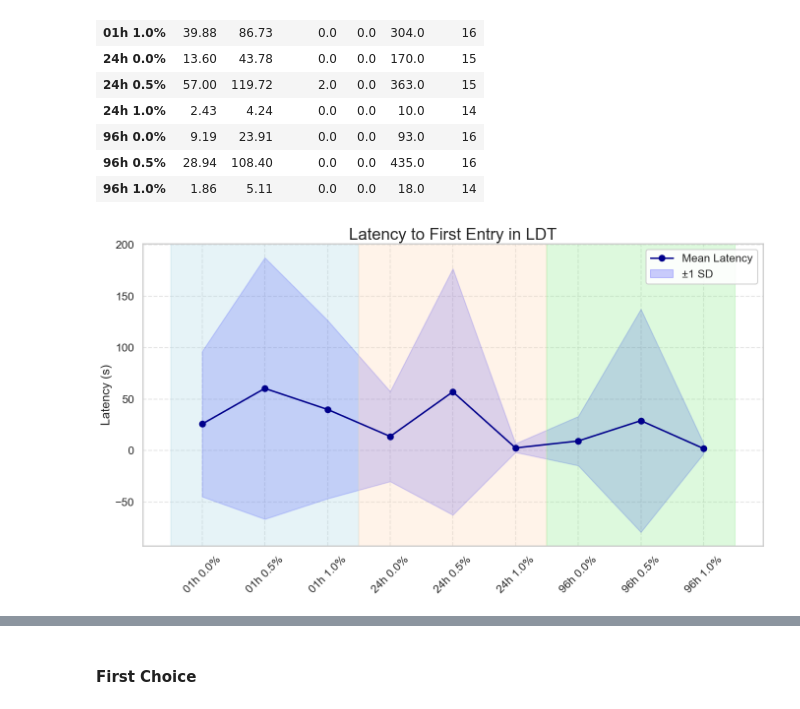
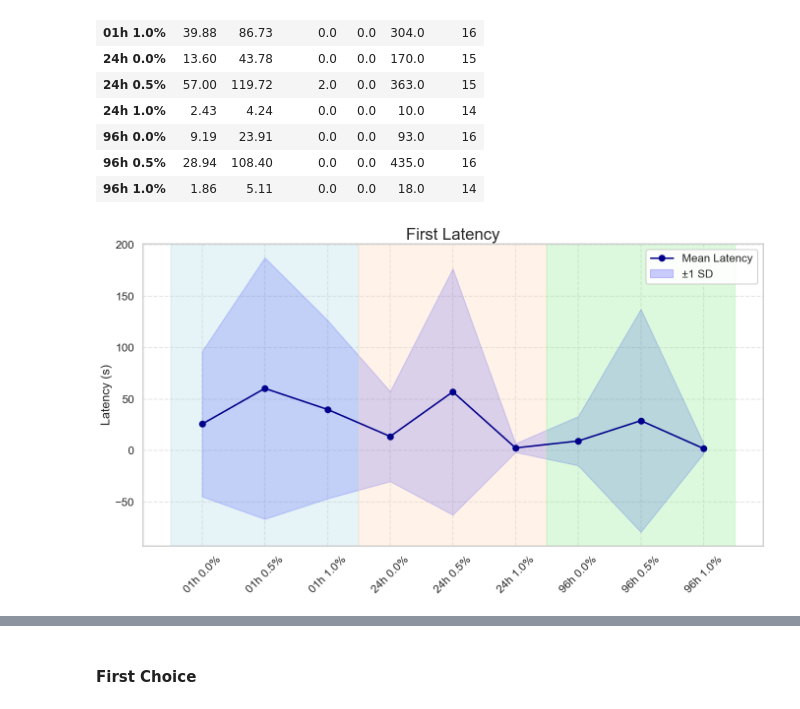
Before and after one commit to fabriscaique/zebrafish_testbattery, a Jupyter notebook: main.ipynb, the cells around one changed output, grey strips where cells are left out. Drawn from its saved outputs; the diff is of its cells as text; code cells hidden in the pictures.

```diff
--- a/main.ipynb
+++ b/main.ipynb
@@ -313,32 +272,32 @@ mean_values = [25.64, 60.31, 39.88,
                13.60, 57.00, 2.43,
                9.19, 28.94, 1.86]
 
 std_values = [70.60, 127.09, 86.73,
               43.78, 119.72, 4.24,
               23.91, 108.40, 5.11]
 
 x = np.arange(len(labels))  # 0..8
 
 plt.figure(figsize=(14,8))
 
 # Plot mean ± SD
 plt.plot(x, mean_values, marker='o', color='darkblue', label='Mean Latency')
 plt.fill_between(x,
                  [m - s for m, s in zip(mean_values, std_values)],
                  [m + s for m, s in zip(mean_values, std_values)],
                  color='blue', alpha=0.2, label='±1 SD')
 
 # Background regions for time clusters
 plt.axvspan(-0.5, 2.5, color='#ADD8E6', alpha=0.3)  # 01h
 plt.axvspan(2.5, 5.5, color='#FFDAB9', alpha=0.3)  # 24h
 plt.axvspan(5.5, 8.5, color='#90EE90', alpha=0.3)  # 96h
 
-plt.title("Latency to First Entry in LDT", size=24)
+plt.title("First Latency", size=24)
 plt.ylabel("Latency (s)")
 plt.xticks(x, labels, rotation=45)
 plt.grid(True, linestyle='--', alpha=0.5)
 plt.legend(loc='upper right', framealpha=0.9)
 plt.tight_layout()
 plt.show()
 # %% [output]
-[figure, old version]
+[figure, new version]
```
Also changed, not shown: parts of 20 cells of this notebook.
